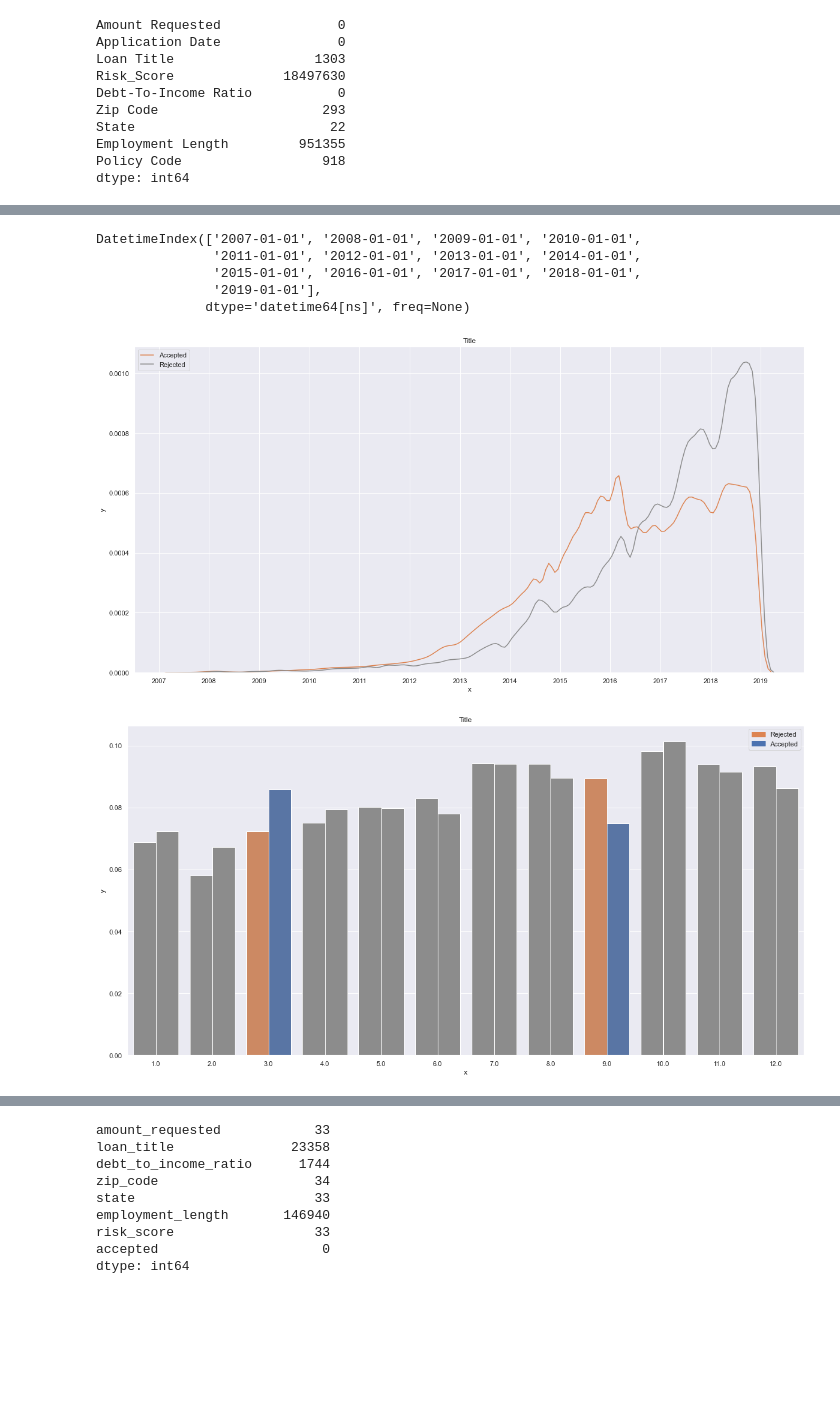
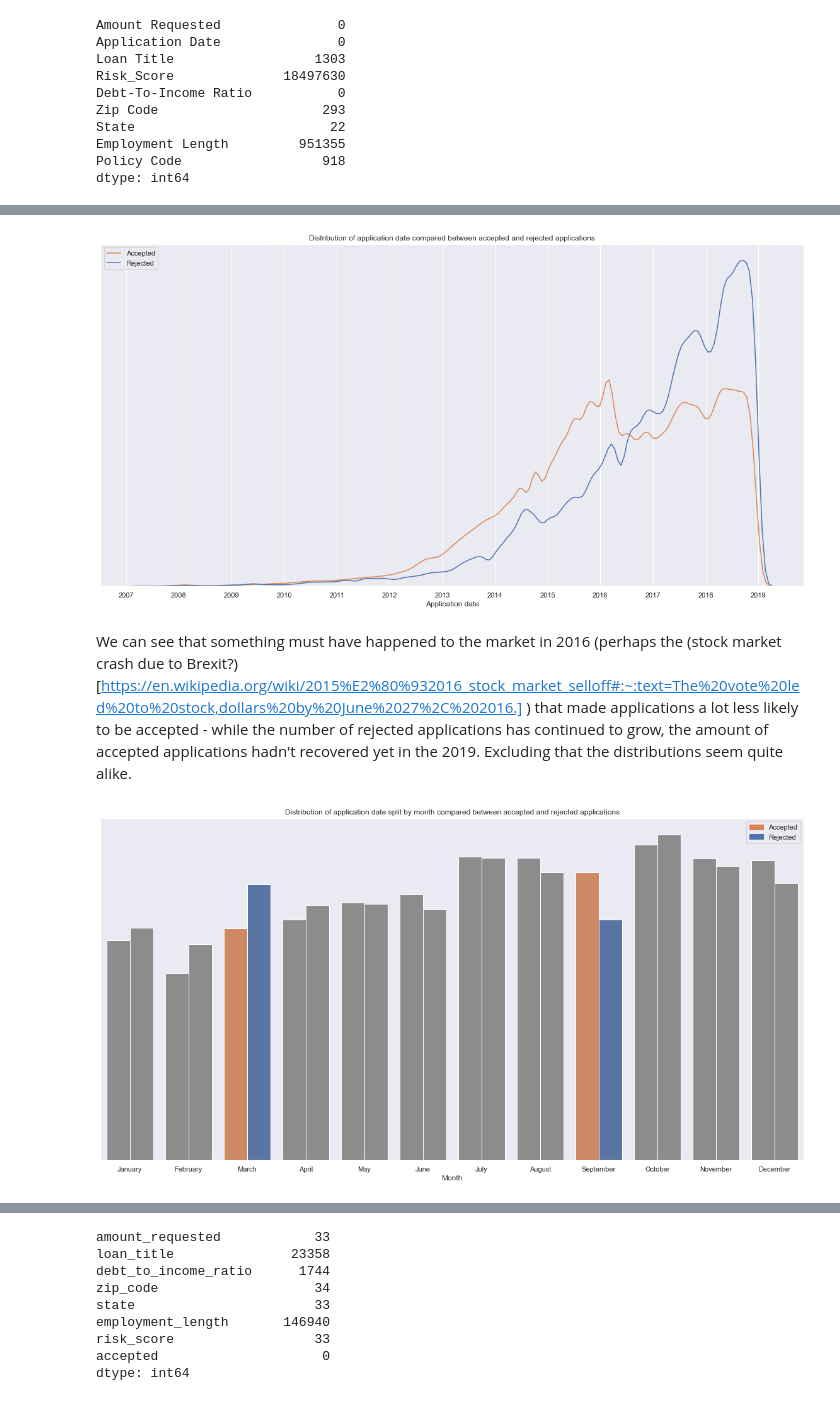
Before and after one commit to Ausmints/lending_club, a Jupyter notebook: Lending_club.ipynb, the cells around one changed output, grey strips where cells are left out. Cells and saved outputs as stored; diff of their text form; code cells hidden in the pictures; blank space fills up the shorter version.

Commit message:
Renamed notebook
Renamed notebook and added some explanations for EDA

```diff
--- a/Untitled.ipynb
+++ b/Lending_club.ipynb
@@ -125,0 +126,8 @@ draw_comparison_barplot(df_month, "dropna", "month", [1], ["Title", "x", "y", "w
+# %%
+df_month = df.loc[:, ["month", "dropna", "policy_code"]]
+df_month.index.name = "id"
+months_dict = {1:"January", 2:"February", 3:"March", 4:"April", 5:"May", 6:"June", 7:"July", 8:"August", 9:"September", 10:"October", 11:"November", 12:"December"}
+df_month["month"] = df_month["month"].replace(months_dict)
+df_month["month"] = pd.Categorical(df_month["month"], categories=list(list(months_dict.values())))
+
+draw_comparison_barplot(df_month, "dropna", "month", ["January"], ["Comparison of distributions of application date split by month with and without dropped missing data", "Month", "", "With na", "Dropped na"], mode="proportion", y_labels=False)
@@ -127,3 +141,20 @@ draw_comparison_barplot(df_month, "dropna", "month", [1], ["Title", "x", "y", "w
 df = pd.read_csv('data/rejected_2007_to_2018Q4.csv')
 df.columns = df.columns.str.replace(" |-", "_", regex=True).str.lower()
 df = df.sample(frac = 0.1)
+
+df2 = pd.read_csv('data/accepted_2007_to_2018Q4.csv')
+
+df["accepted"] = 0
+df2["accepted"] = 1
+df = df.loc[:, ["application_date", "accepted"]]
+df2 = df2.loc[:, ["issue_d", "accepted"]]
+df2 = df2.rename(columns={"issue_d":"application_date"})
+
+df = pd.concat([df, df2])
+df = df.reset_index(drop=True)
+
+df["application_date"] = pd.to_datetime(df["application_date"])
+df = df.dropna(axis=0)
+df["month"] = df["application_date"].dt.month
+df["month"] = df["month"].replace(months_dict)
+df["month"] = pd.Categorical(df["month"], categories=list(list(months_dict.values())))
@@ -141,5 +160,0 @@ df2 = df2.rename(columns={"issue_d":"application_date"})
-# %%
-df = df.to_frame()
-df2 = df2.to_frame()
-df["accepted"] = 0
-df2["accepted"] = 1
@@ -169,31 +161,26 @@ df["month"] = df["application_date"].dt.month
-# %%
-pd.to_datetime([str(2007 + x) for x in range(13)])
-# %% [output]
-DatetimeIndex(['2007-01-01', '2008-01-01', '2009-01-01', '2010-01-01',
-               '2011-01-01', '2012-01-01', '2013-01-01', '2014-01-01',
-               '2015-01-01', '2016-01-01', '2017-01-01', '2018-01-01',
-               '2019-01-01'],
-              dtype='datetime64[ns]', freq=None)
 # %%
 plt.figure(figsize=(20, 10))
 ax = sns.kdeplot(
     data=df,
     x="application_date",
     hue="accepted",
-    palette=[colors["grey"], colors["orange"]],
+    palette=[colors["blue"], colors["orange"]],
     common_norm=False
 )
 plt.legend(labels=["Accepted", "Rejected"], title="")
-ax.set(xlabel="x", ylabel="y")
+ax.set(xlabel="Application date", ylabel="")
 ax.set_xticks(pd.to_datetime([str(2007 + x) for x in range(13)]))
 ax.set_xticklabels([2007 + x for x in range(13)])
-ax.set_title("Title")
+ax.set_title("Distribution of application date compared between accepted and rejected applications")
+ax.set_yticks([])
 
 plt.show()
 # %% [output]
-[figure, old version]
+[figure, new version]
+# %% [markdown]
+We can see that something must have happened to the market in 2016 (perhaps the (stock market crash due to Brexit?)[https://en.wikipedia.org/wiki/2015%E2%80%932016_stock_market_selloff#:~:text=The%20vote%20led%20to%20stock,dollars%20by%20June%2027%2C%202016.] ) that made applications a lot less likely to be accepted - while the number of rejected applications has continued to grow, the amount of accepted applications hadn't recovered yet in the 2019. Excluding that the distributions seem quite alike.
 # %%
 df.index.name = "id"
-draw_comparison_barplot(df, "accepted", "month", [3, 9], ["Title", "x", "y", "Rejected", "Accepted"], mode="proportion")
+draw_comparison_barplot(df, "accepted", "month", ["March", "September"], ["Distribution of application date split by month compared between accepted and rejected applications", "Month", "", "Accepted", "Rejected"], mode="proportion", y_labels=False)
 # %% [output]
-[figure, old version]
+[figure, new version]
```
Also changed, not shown: parts of 85 cells of this notebook, 1 other file.
